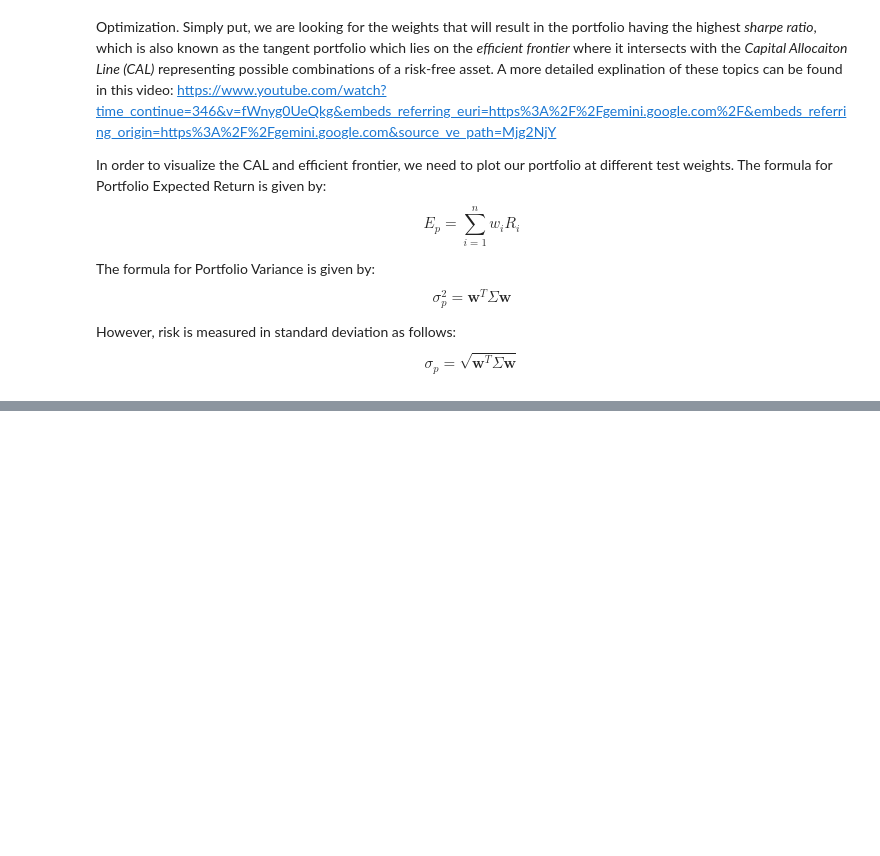
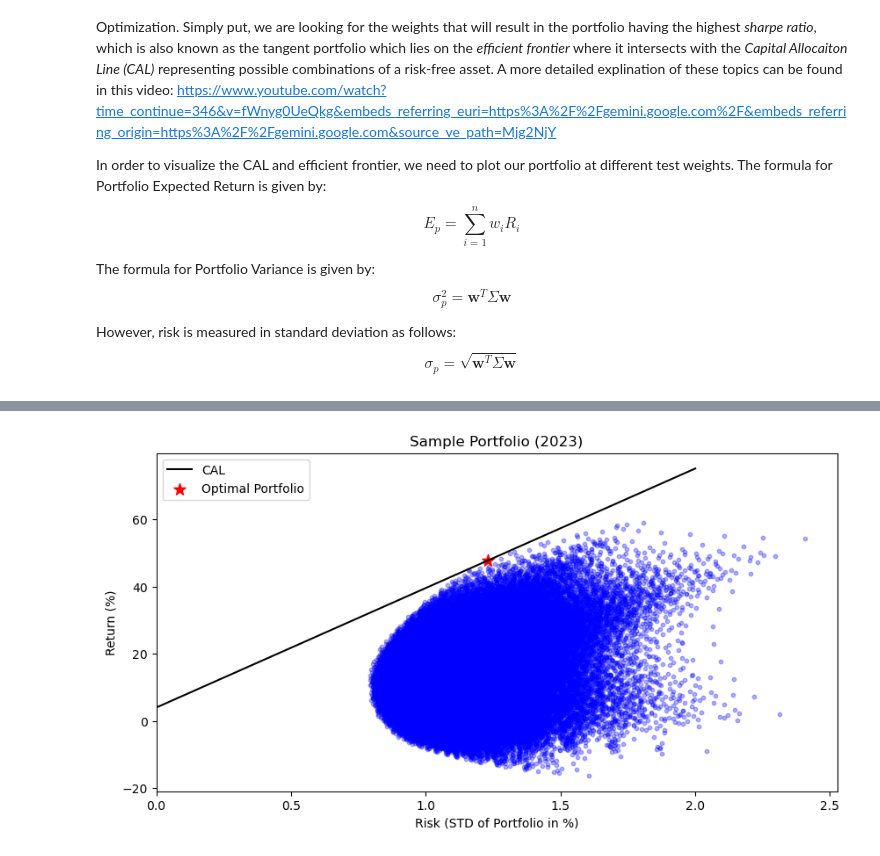
Before and after one commit to mzjing85/MonteCarlo-NetworkAnalysis_PortfolioOptimizaiton, a Jupyter notebook: Project.ipynb, the cells around one changed output, grey strips where cells are left out. Cells and saved outputs as stored; diff of their text form; code cells hidden in the pictures; blank space fills up the shorter version.

```diff
--- a/Project.ipynb
+++ b/Project.ipynb
@@ -347,0 +359,26 @@ dtype: float64
+# %%
+# calculate sharpe ratio for every point
+highestSharpe = [0, 0, 0] # [risk, return, sharpe score]
+riskFree = 4
+
+for i in range(len(returns)):
+    # print(f'Progress: {i/len(returns)}%', end='\r')
+    sharpe = (returns[i] - riskFree)/risks[i]
+    if sharpe > highestSharpe[2]:
+        highestSharpe[1] = returns[i]
+        highestSharpe[0] = risks[i]
+        highestSharpe[2] = sharpe
+
+# plot
+plt.figure(figsize=(10, 5))
+plt.scatter(risks, returns, color='blue', alpha = 0.3, s=10)
+plt.plot([0, highestSharpe[0], 2], [4, highestSharpe[1], 4+2*highestSharpe[2]], color="black", label="CAL")
+plt.scatter(highestSharpe[0], highestSharpe[1], color="red", s=100, label="Optimal Portfolio", marker="*")
+plt.xlabel("Risk (STD of Portfolio in %)")
+plt.ylabel("Return (%)")
+plt.title("Sample Portfolio (2023)")
+plt.xlim(0, None)
+plt.legend()
+plt.show()
+# %% [output]
+[figure, added]
```
Also changed, not shown: parts of 3 cells of this notebook.
